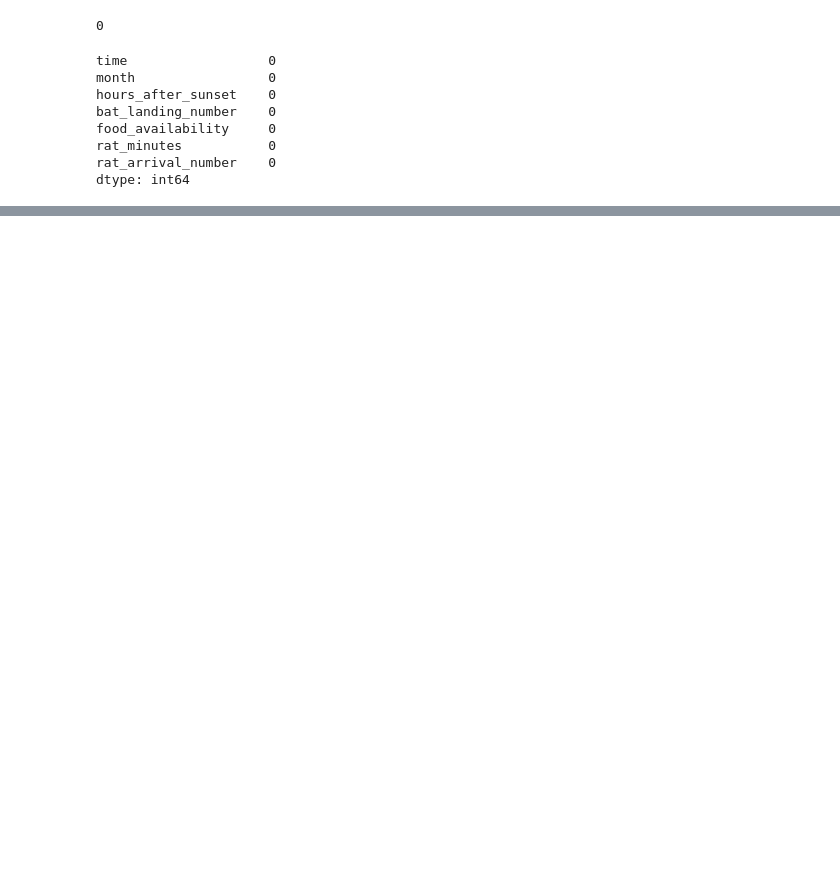
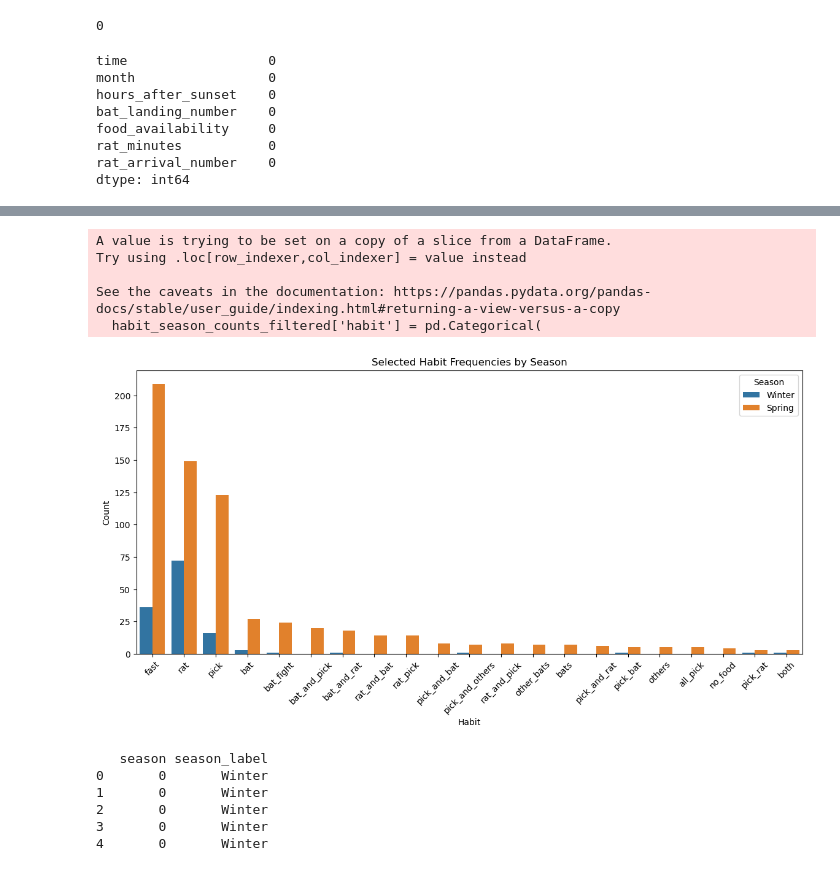
Before and after one commit to ipsakhadka/HIT140, a Jupyter notebook: assignment3.ipynb, the cells around one changed output, grey strips where cells are left out. Drawn from its saved outputs; the diff is of its cells as text; code cells hidden in the pictures; blank space fills up the shorter version.

```diff
--- a/assignment3.ipynb
+++ b/assignment3.ipynb
@@ -216,0 +332,50 @@ merged.describe()
+# %%
+# List of specific habits to show on x-axis
+# List of specific habits in the order you want them
+selected_habits = [
+    'fast', 'rat', 'pick', 'bat', 'bat_fight', 'bat_and_pick', 'bat_and_rat',
+    'rat_and_bat', 'rat_pick', 'pick_and_bat', 'pick_and_others', 'rat_and_pick',
+    'other_bats', 'bats', 'pick_and_rat', 'pick_bat', 'others', 'all_pick',
+    'no_food', 'pick_rat', 'both'
+]
+
+# Filter the dataframe
+habit_season_counts_filtered = habit_season_counts[habit_season_counts['habit'].isin(selected_habits)]
+
+# Ensure 'habit' column follows the specific order
+habit_season_counts_filtered['habit'] = pd.Categorical(
+    habit_season_counts_filtered['habit'],
+    categories=selected_habits,
+    ordered=True
+)
+
+# Plot grouped bar chart
+plt.figure(figsize=(14,6))
+sns.barplot(x='habit', y='count', hue='season_label', data=habit_season_counts_filtered)
+plt.title('Selected Habit Frequencies by Season')
+plt.xlabel('Habit')
+plt.ylabel('Count')
+plt.xticks(rotation=45)
+plt.legend(title='Season')
+plt.show()
+# %% [output]
+A value is trying to be set on a copy of a slice from a DataFrame.
+Try using .loc[row_indexer,col_indexer] = value instead
+
+See the caveats in the documentation: https://pandas.pydata.org/pandas-docs/stable/user_guide/indexing.html#returning-a-view-versus-a-copy
+  habit_season_counts_filtered['habit'] = pd.Categorical(
+[figure, added]
+# %%
+#since season is in 0 & 1 categorizing 0 as winter and 1 as Spring
+# Map numeric season to labels in the cleaned dataset
+d1_clean['season_label'] = d1_clean['season'].map({0: 'Winter', 1: 'Spring'})
+
+# Quick check
+print(d1_clean[['season', 'season_label']].head())
+# %% [output]
+   season season_label
+0       0       Winter
+1       0       Winter
+2       0       Winter
+3       0       Winter
+4       0       Winter
```
Also changed, not shown: parts of 18 cells of this notebook, 2 other files.
